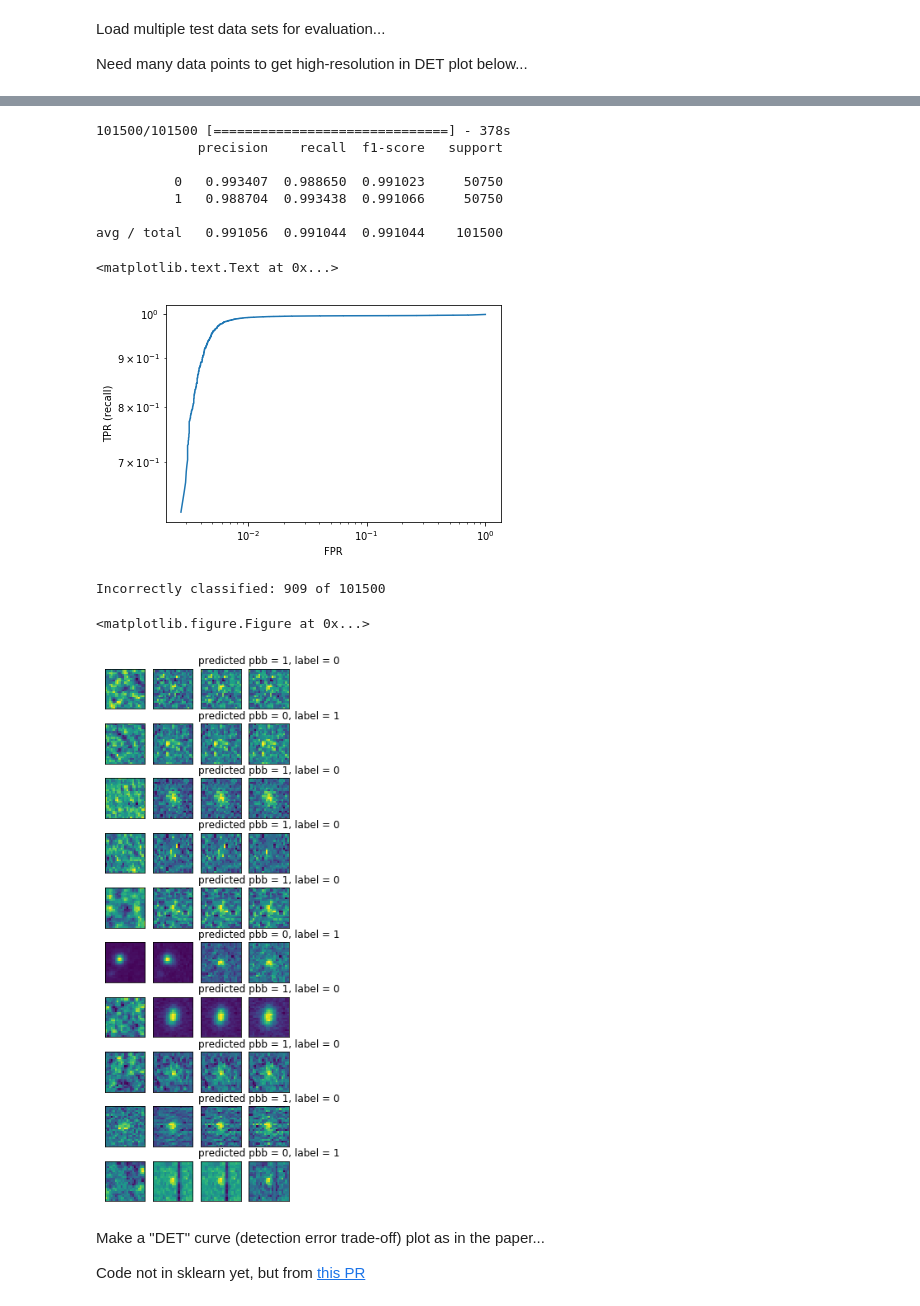
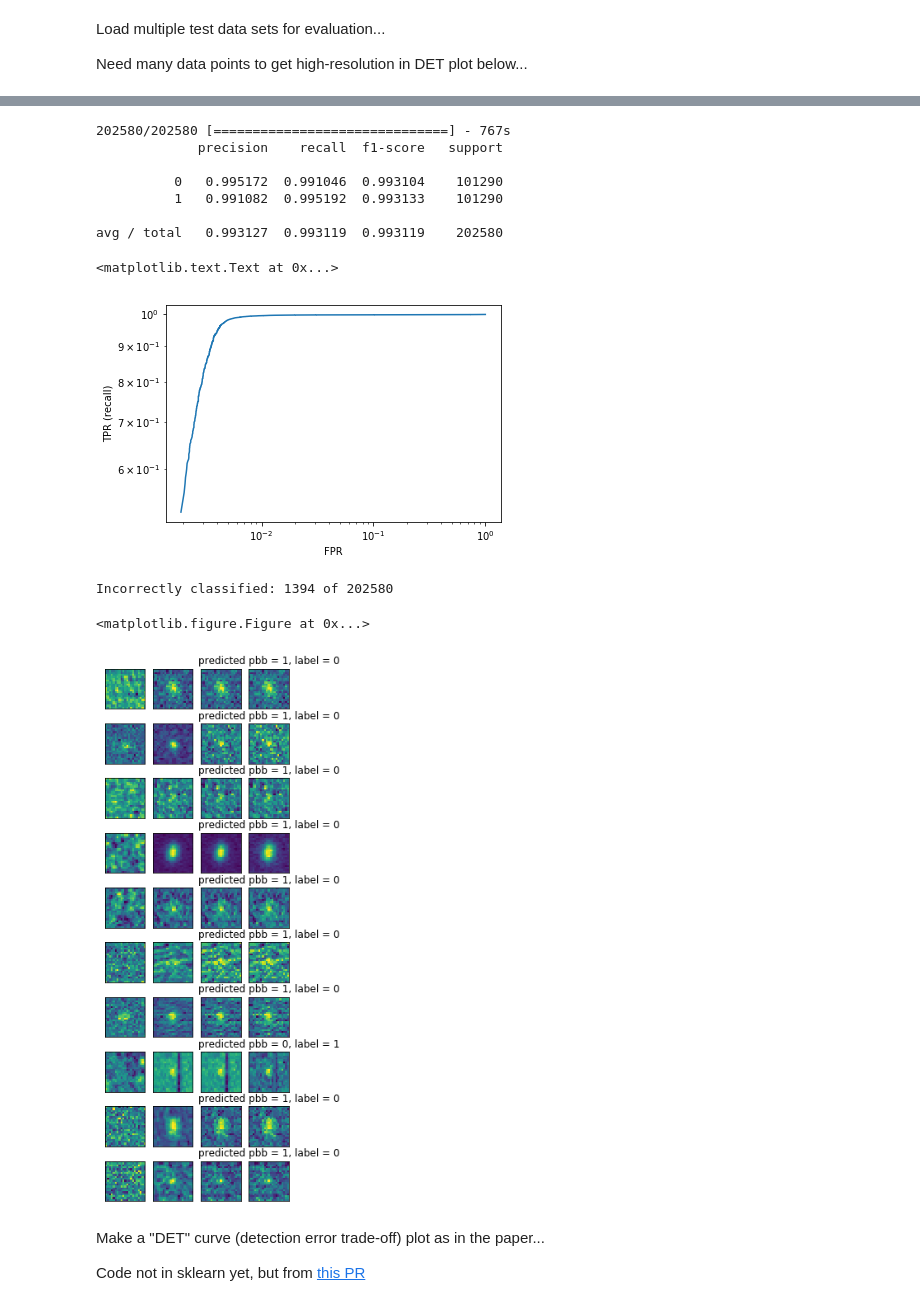
Before and after one commit to djreiss/CNN_HiTS_demo, a Jupyter notebook: CNN_HiTS_demo_big-datagen2.ipynb, the cells around one changed output, grey strips where cells are left out. Saved outputs shown, nothing was run; the diff lists cells and outputs as text; code cells hidden in the pictures.

Commit message:
Better model

```diff
--- a/CNN_HiTS_demo_big-datagen2.ipynb
+++ b/CNN_HiTS_demo_big-datagen2.ipynb
@@ -55,5 +55,3 @@ def load_pkl_data(chunk_num, split_frac=(0.8, 0.9), verbose=False):
             print("Test: ", X_test.shape, Y_test.shape)
 
     return (X_train, Y_train), (X_valid, Y_valid), (X_test, Y_test)
-# %%
-(X_train, Y_train), (X_test, Y_test), _ = load_pkl_data(188, (0.9, 1.0), verbose=True)
@@ -231,7 +223,7 @@ np.random.seed(seed)
 model = make_model()
 model, histry = run_model(model, (X_train, Y_train), (X_valid, Y_valid), data_augmentation=False)
 # %%
-def plot_misclassified(model, ypred, Y_test, nmax=10, only_plot_misclassified=True):
+def plot_misclassified(model, ypred, X_test, Y_test, nmax=10, only_plot_misclassified=True):
     ytest = Y_test[:, 1].astype(int)
 
     N_plot = nmax
@@ -443,26 +450,26 @@ pred_classes = np.argmax(pred, 1)
 
 print(metrics.classification_report(Y_test[:,1].astype(int), pred_classes, digits=6))
 # %% [output]
-101500/101500 [==============================] - 378s
+202580/202580 [==============================] - 767s
              precision    recall  f1-score   support
 
-          0   0.993407  0.988650  0.991023     50750
-          1   0.988704  0.993438  0.991066     50750
+          0   0.995172  0.991046  0.993104    101290
+          1   0.991082  0.995192  0.993133    101290
 
-avg / total   0.991056  0.991044  0.991044    101500
+avg / total   0.993127  0.993119  0.993119    202580
 # %%
 fpr, tpr, thresholds = metrics.roc_curve(Y_test[:,1], pred[:,1])
 plt.loglog(fpr, tpr, label='ROC Curve')
 plt.xlabel('FPR'); plt.ylabel('TPR (recall)')
 # %% [output]
 <matplotlib.text.Text at 0x...>
-[figure, old version]
+[figure, new version]
 # %%
-plot_misclassified(model, pred_classes, Y_test, nmax=10, only_plot_misclassified=True)
+plot_misclassified(model, pred_classes, X_test, Y_test, nmax=10, only_plot_misclassified=True)
 # %% [output]
-Incorrectly classified: 909 of 101500
+Incorrectly classified: 1394 of 202580
 <matplotlib.figure.Figure at 0x...>
-[figure, old version]
+[figure, new version]
 # %% [markdown]
 Make a "DET" curve (detection error trade-off) plot as in the paper...
 
```
Also changed, not shown: parts of 11 cells of this notebook.
